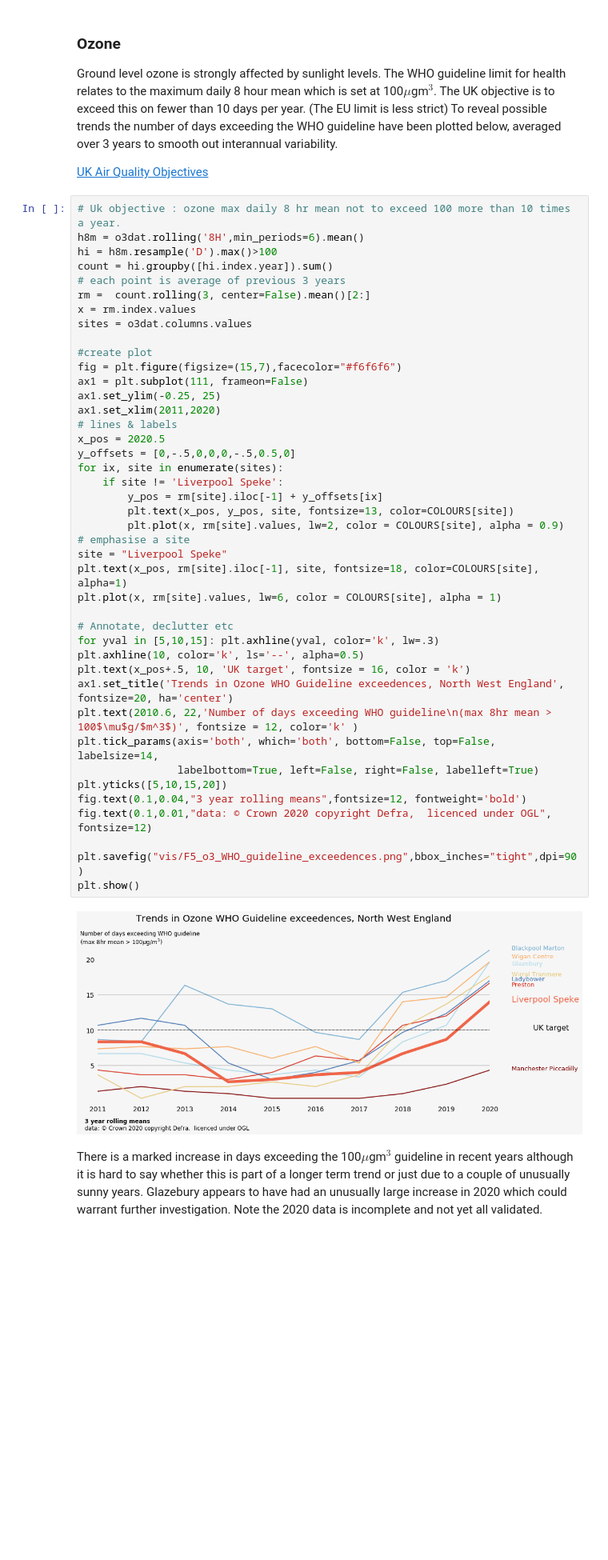
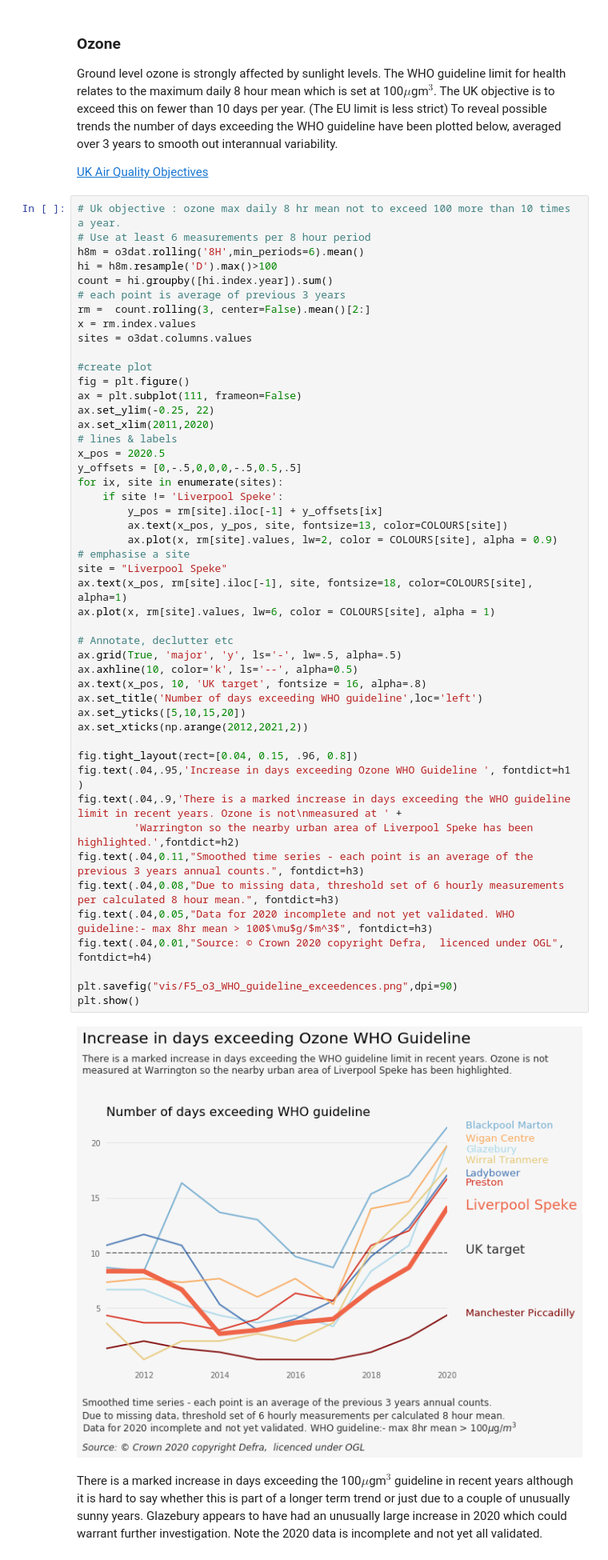
Before and after one commit to wriggy/air-datavis, a Jupyter notebook: A2_WAR_AQ.ipynb, the cells around one changed output. Shown at 80% size. Cells and saved outputs as stored; diff of their text form; blank space fills up the shorter version.

```diff
--- a/A2_WAR_AQ.ipynb
+++ b/A2_WAR_AQ.ipynb
@@ -292,47 +312,53 @@ Ground level ozone is strongly affected by sunlight levels. The WHO guideline li
 [UK Air Quality Objectives](https://uk-air.defra.gov.uk/assets/documents/Air_Quality_Objectives_Update.pdf)
 # %%
 # Uk objective : ozone max daily 8 hr mean not to exceed 100 more than 10 times a year.
+# Use at least 6 measurements per 8 hour period
 h8m = o3dat.rolling('8H',min_periods=6).mean()
 hi = h8m.resample('D').max()>100
 count = hi.groupby([hi.index.year]).sum()
 # each point is average of previous 3 years
 rm =  count.rolling(3, center=False).mean()[2:]
 x = rm.index.values
 sites = o3dat.columns.values
 
 #create plot
-fig = plt.figure(figsize=(15,7),facecolor="#f6f6f6")
-ax1 = plt.subplot(111, frameon=False)
-ax1.set_ylim(-0.25, 25)
-ax1.set_xlim(2011,2020)
+fig = plt.figure()
+ax = plt.subplot(111, frameon=False)
+ax.set_ylim(-0.25, 22)
+ax.set_xlim(2011,2020)
 # lines & labels
 x_pos = 2020.5
-y_offsets = [0,-.5,0,0,0,-.5,0.5,0]
+y_offsets = [0,-.5,0,0,0,-.5,0.5,.5]
 for ix, site in enumerate(sites):
     if site != 'Liverpool Speke':
         y_pos = rm[site].iloc[-1] + y_offsets[ix]
-        plt.text(x_pos, y_pos, site, fontsize=13, color=COLOURS[site])
-        plt.plot(x, rm[site].values, lw=2, color = COLOURS[site], alpha = 0.9)
+        ax.text(x_pos, y_pos, site, fontsize=13, color=COLOURS[site])
+        ax.plot(x, rm[site].values, lw=2, color = COLOURS[site], alpha = 0.9)
 # emphasise a site
 site = "Liverpool Speke"
-plt.text(x_pos, rm[site].iloc[-1], site, fontsize=18, color=COLOURS[site], alpha=1)
-plt.plot(x, rm[site].values, lw=6, color = COLOURS[site], alpha = 1)
+ax.text(x_pos, rm[site].iloc[-1], site, fontsize=18, color=COLOURS[site], alpha=1)
+ax.plot(x, rm[site].values, lw=6, color = COLOURS[site], alpha = 1)
 
 # Annotate, declutter etc
-for yval in [5,10,15]: plt.axhline(yval, color='k', lw=.3)
-plt.axhline(10, color='k', ls='--', alpha=0.5)
-plt.text(x_pos+.5, 10, 'UK target', fontsize = 16, color = 'k')
-ax1.set_title('Trends in Ozone WHO Guideline exceedences, North West England', fontsize=20, ha='center')
-plt.text(2010.6, 22,'Number of days exceeding WHO guideline\n(max 8hr mean > 100$\mu$g/$m^3$)', fontsize = 12, color='k' )
-plt.tick_params(axis='both', which='both', bottom=False, top=False, labelsize=14,
-                labelbottom=True, left=False, right=False, labelleft=True)
-plt.yticks([5,10,15,20])
-fig.text(0.1,0.04,"3 year rolling means",fontsize=12, fontweight='bold')
-fig.text(0.1,0.01,"data: © Crown 2020 copyright Defra,  licenced under OGL", fontsize=12)
+ax.grid(True, 'major', 'y', ls='-', lw=.5, alpha=.5)
+ax.axhline(10, color='k', ls='--', alpha=0.5)
+ax.text(x_pos, 10, 'UK target', fontsize = 16, alpha=.8)
+ax.set_title('Number of days exceeding WHO guideline',loc='left')
+ax.set_yticks([5,10,15,20])
+ax.set_xticks(np.arange(2012,2021,2))
 
-plt.savefig("vis/F5_o3_WHO_guideline_exceedences.png",bbox_inches="tight",dpi=90)
+fig.tight_layout(rect=[0.04, 0.15, .96, 0.8])
+fig.text(.04,.95,'Increase in days exceeding Ozone WHO Guideline ', fontdict=h1 )
+fig.text(.04,.9,'There is a marked increase in days exceeding the WHO guideline limit in recent years. Ozone is not\nmeasured at ' +
+         'Warrington so the nearby urban area of Liverpool Speke has been highlighted.',fontdict=h2)
+fig.text(.04,0.11,"Smoothed time series - each point is an average of the previous 3 years annual counts.", fontdict=h3)
+fig.text(.04,0.08,"Due to missing data, threshold set of 6 hourly measurements per calculated 8 hour mean.", fontdict=h3)
+fig.text(.04,0.05,"Data for 2020 incomplete and not yet validated. WHO guideline:- max 8hr mean > 100$\mu$g/$m^3$", fontdict=h3)
+fig.text(.04,0.01,"Source: © Crown 2020 copyright Defra,  licenced under OGL", fontdict=h4)
+
+plt.savefig("vis/F5_o3_WHO_guideline_exceedences.png",dpi=90)
 plt.show()
 # %% [output]
-[figure, old version]
+[figure, new version]
 # %% [markdown]
 There is a marked increase in days exceeding the 100$\mu$gm$^3$ guideline in recent years although it is hard to say whether this is part of a longer term trend or just due to a couple of unusually sunny years. Glazebury appears to have had an unusually large increase in 2020 which could warrant further investigation. Note the 2020 data is incomplete and not yet all validated.
```
Also changed, not shown: parts of 23 cells of this notebook, 10 other files.
